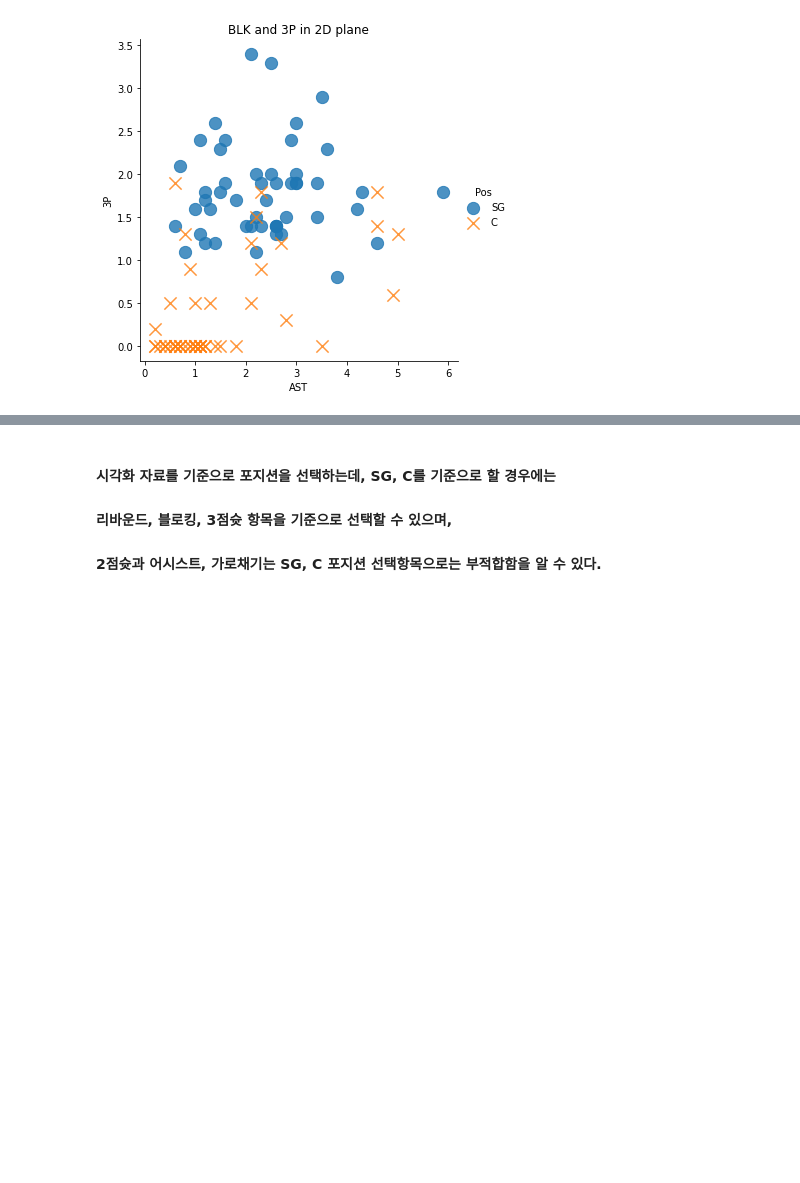
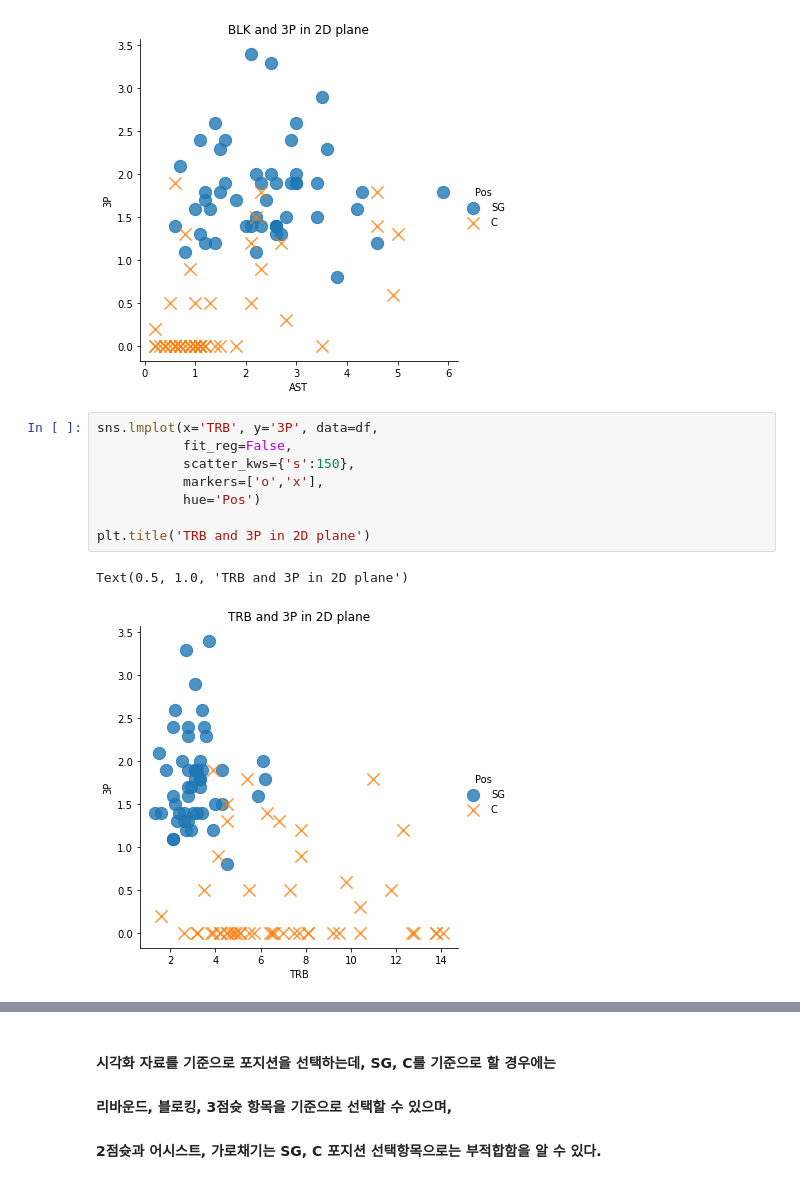
Before and after one commit to hk1486/Machine-Learning, a Jupyter notebook: Day01/Day01(NBA)_KNN.ipynb, the cells around one changed output, grey strips where cells are left out. Saved outputs shown, nothing was run; the diff lists cells and outputs as text; blank space fills up the shorter version.

```diff
--- a/Day01/Day01(NBA)_KNN.ipynb
+++ b/Day01/Day01(NBA)_KNN.ipynb
@@ -113,3 +113,14 @@ plt.title('BLK and 3P in 2D plane')
 # %% [output]
 Text(0.5, 1.0, 'BLK and 3P in 2D plane')
 [figure]
+# %%
+sns.lmplot(x='TRB', y='3P', data=df,
+           fit_reg=False,
+           scatter_kws={'s':150},
+           markers=['o','x'],
+           hue='Pos')
+
+plt.title('TRB and 3P in 2D plane')
+# %% [output]
+Text(0.5, 1.0, 'TRB and 3P in 2D plane')
+[figure, added]
```
Also changed, not shown: parts of 11 cells of this notebook.
